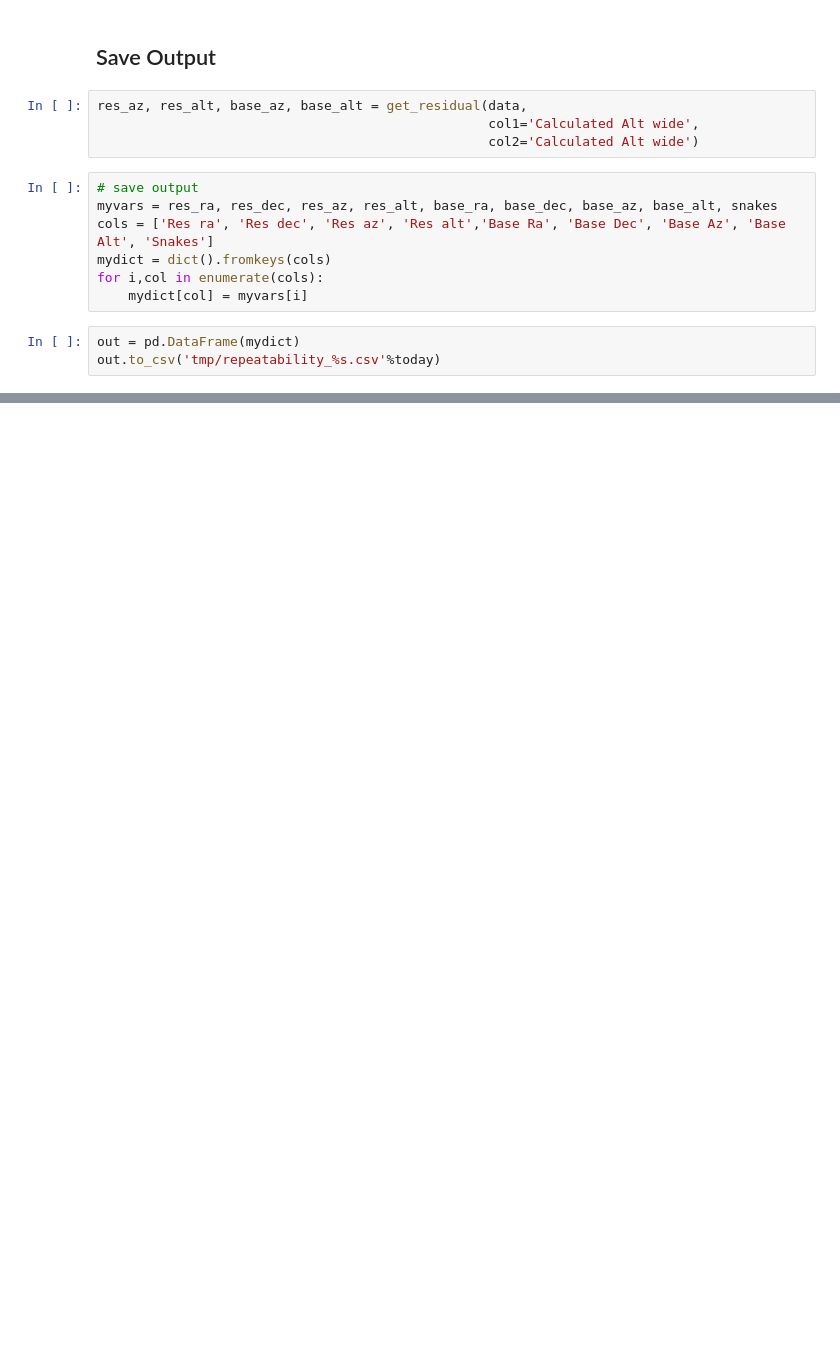
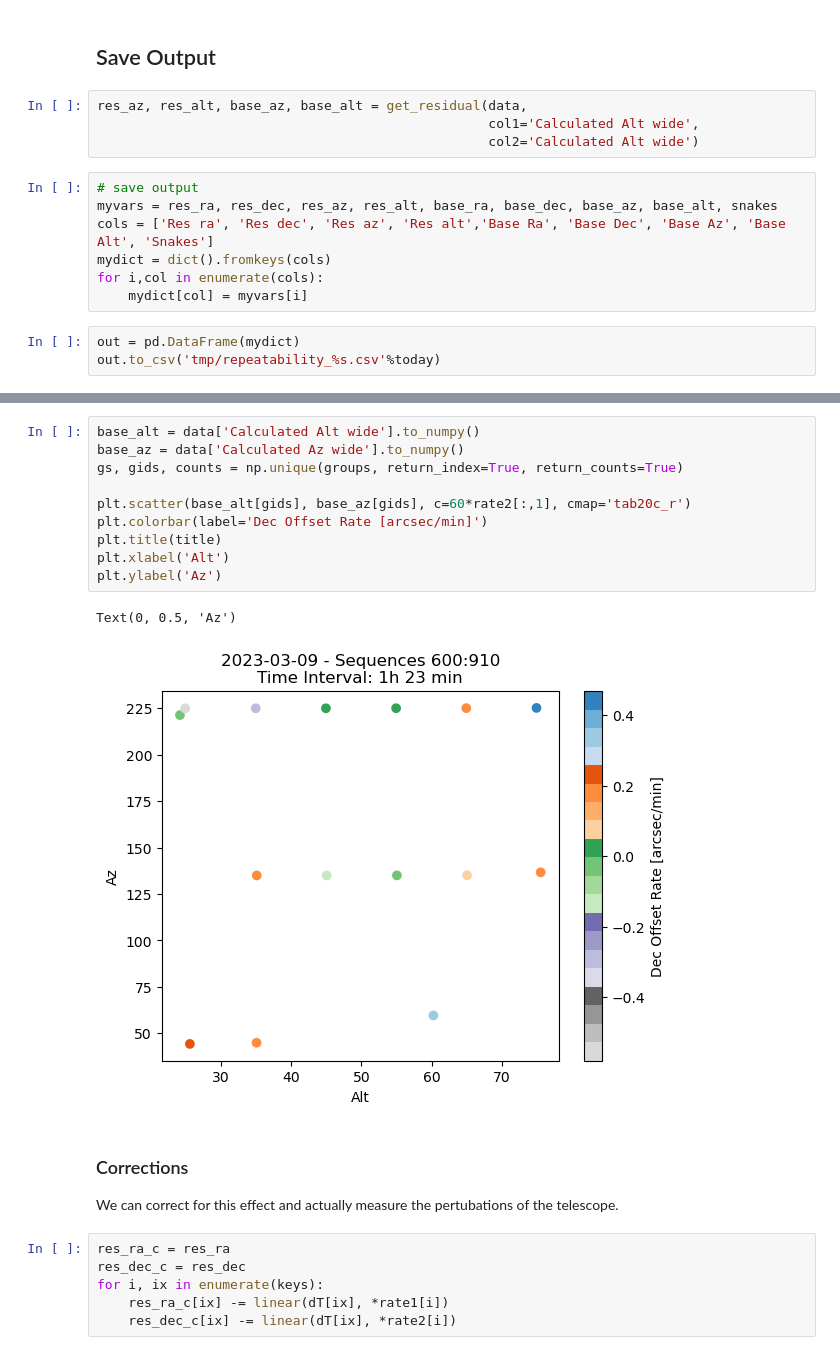
Before and after one commit to estevesjh/ComScratchStuff, a Jupyter notebook: starTracker/slewSettleTests/LVV-T2732_analysis_repeatability_9thMarch2023.ipynb, the cells around one changed output, grey strips where cells are left out. Drawn from its saved outputs; the diff is of its cells as text; blank space fills up the shorter version.

Commit message:
pnt model correction

```diff
--- a/starTracker/slewSettleTests/LVV-T2732_analysis_repeatability_9thMarch2023.ipynb
+++ b/starTracker/slewSettleTests/LVV-T2732_analysis_repeatability_9thMarch2023.ipynb
@@ -330,0 +446,23 @@ out.to_csv('tmp/repeatability_%s.csv'%today)
+# %%
+base_alt = data['Calculated Alt wide'].to_numpy()
+base_az = data['Calculated Az wide'].to_numpy()
+gs, gids, counts = np.unique(groups, return_index=True, return_counts=True)
+
+plt.scatter(base_alt[gids], base_az[gids], c=60*rate2[:,1], cmap='tab20c_r')
+plt.colorbar(label='Dec Offset Rate [arcsec/min]')
+plt.title(title)
+plt.xlabel('Alt')
+plt.ylabel('Az')
+# %% [output]
+Text(0, 0.5, 'Az')
+[figure, added]
+# %% [markdown]
+### Corrections
+
+We can correct for this effect and actually measure the pertubations of the telescope.
+# %%
+res_ra_c = res_ra
+res_dec_c = res_dec
+for i, ix in enumerate(keys):
+    res_ra_c[ix] -= linear(dT[ix], *rate1[i])
+    res_dec_c[ix] -= linear(dT[ix], *rate2[i])
```
Also changed, not shown: parts of 23 cells of this notebook, 16 other files.
